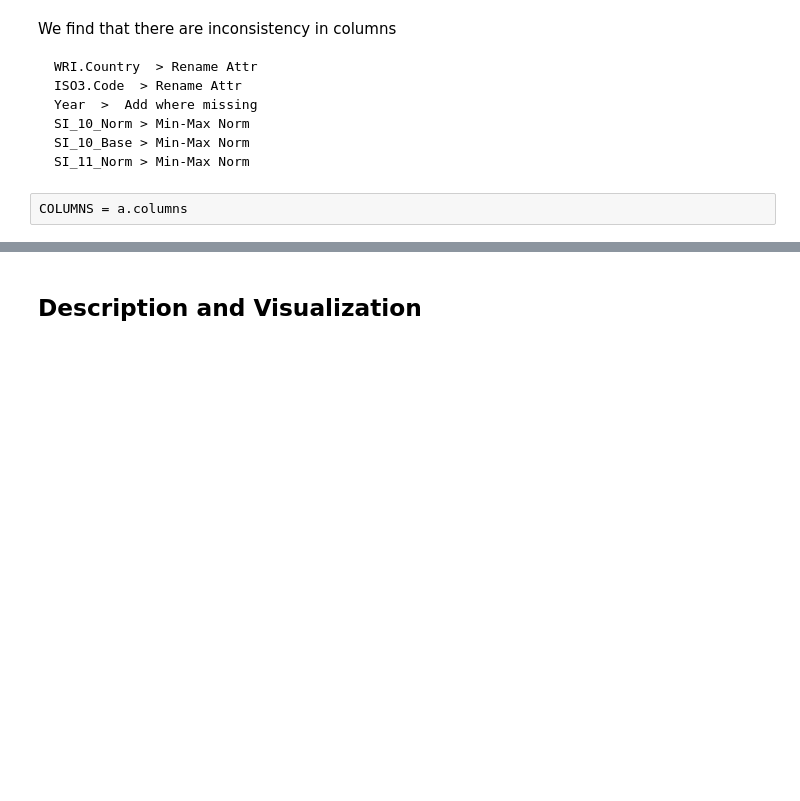
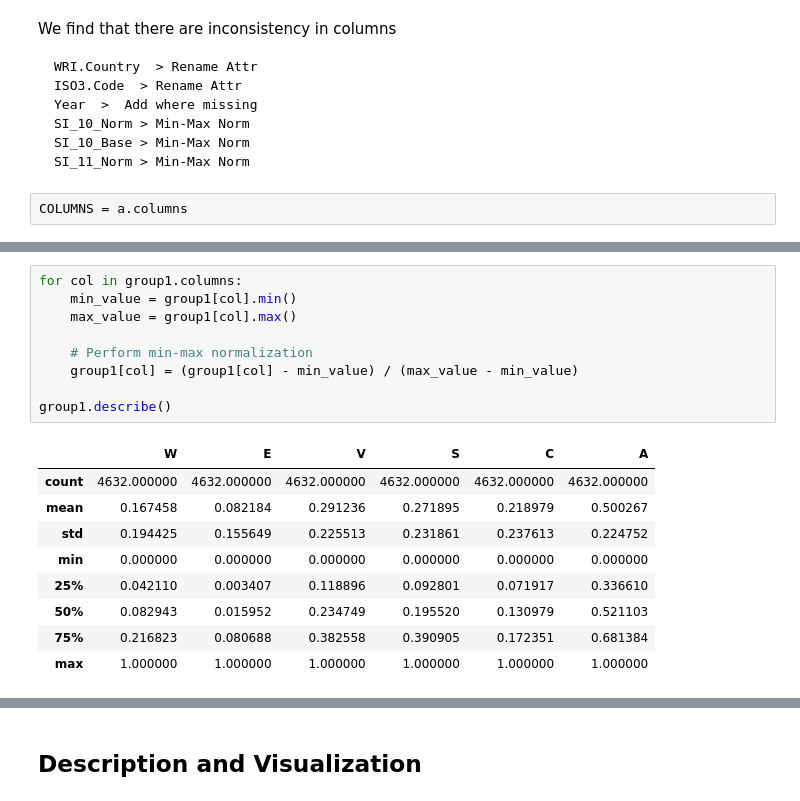
Before and after one commit to Ban-hub/CSE6506-Data_Project, a Jupyter notebook: Test.ipynb, the cells around one changed output, grey strips where cells are left out. Saved outputs shown, nothing was run; the diff lists cells and outputs as text; blank space fills up the shorter version.

```diff
--- a/Test.ipynb
+++ b/Test.ipynb
@@ -71,0 +102,19 @@ COLUMNS = a.columns
+# %%
+for col in group1.columns:
+    min_value = group1[col].min()
+    max_value = group1[col].max()
+
+    # Perform min-max normalization
+    group1[col] = (group1[col] - min_value) / (max_value - min_value)
+
+group1.describe()
+# %% [output]
+|  | W | E | V | S | C | A |
+| count | 4632.000000 | 4632.000000 | 4632.000000 | 4632.000000 | 4632.000000 | 4632.000000 |
+| mean | 0.167458 | 0.082184 | 0.291236 | 0.271895 | 0.218979 | 0.500267 |
+| std | 0.194425 | 0.155649 | 0.225513 | 0.231861 | 0.237613 | 0.224752 |
+| min | 0.000000 | 0.000000 | 0.000000 | 0.000000 | 0.000000 | 0.000000 |
+| 25% | 0.042110 | 0.003407 | 0.118896 | 0.092801 | 0.071917 | 0.336610 |
+| 50% | 0.082943 | 0.015952 | 0.234749 | 0.195520 | 0.130979 | 0.521103 |
+| 75% | 0.216823 | 0.080688 | 0.382558 | 0.390905 | 0.172351 | 0.681384 |
+| max | 1.000000 | 1.000000 | 1.000000 | 1.000000 | 1.000000 | 1.000000 |
```
Also changed, not shown: parts of 6 cells of this notebook, 1 other file.
